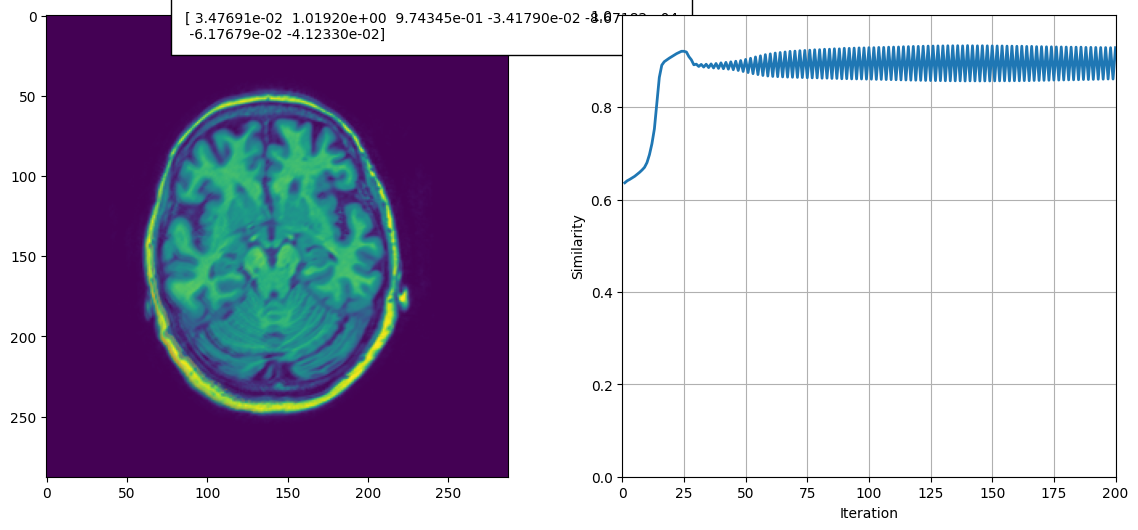
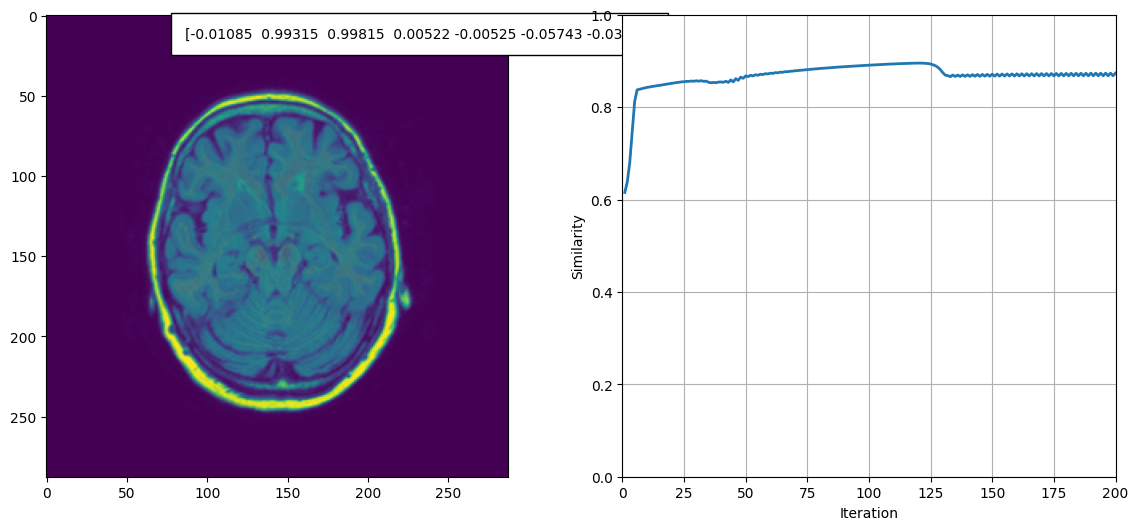
Unified diff of the notebook cell whose output changed from the first chart to the second:
--- before
+++ after
@@ -6,16 +6,27 @@
 from IPython.display import display, clear_output
 
-def intentsity_based_registration_affine():
-    """almost the same as above but now for affine instead of rigid"""
+def intentsity_based_registration():
+    """function used to determine the affine registration,
+    by changing some functions with affine_cor and affine_mi it was possible to 
+    test all the variations with the outcomes stated below."""
     I = plt.imread('../data/image_data/3_1_t1.tif')
-    Im = plt.imread('../data/image_data/3_1_t1_d.tif')
+    Im = plt.imread('../data/image_data/3_1_t2.tif')
+    ### For affine normalized cross correlation
+    # t1 with t1_d gives improvement of 29.25% with  learing rate 0.001
+    # t1 with t2 gives improvemtent of 11.62% with learing rate 0.001
+    # for a learing rate of 0.0001 it gives 26.51% but with increasing.
+    # learning rate 0.0005 gives 25.83% with final of 87.37%
+    # the learing rate the improvement declines.
+    ### For affine mutual information
+    # t1 with t2 gives improvement of 12.49% with learing rate of 0.001
+    
 
     # Needs 7 parameters [rot, scaling_x, scaling_y,
     # shearing_x, shearing_y, translation_x, translation_y]
-    # with the NOTE above it gives a x_affine of
-    x_affine = np.array([0., 1., 1.,0.,0.,0.,0.]) 
+
+    x = np.array([0., 1., 1.,0.,0.,0.,0.]) 
     
-    fun= lambda x_affine: reg.affine_corr(I,Im, x_affine, return_transform=False)
-    mu = 0.001 #learing rate, the same as in rigid
+    fun= lambda x: reg.affine_corr(I,Im, x ,return_transform=False)
+    mu = 0.0005 #learing rate, the same as in rigid
     num_iter =200
 
@@ -34,5 +45,5 @@
     # parameters
     txt = ax1.text(0.3, 0.95,
-        np.array2string(x_affine, precision=5, floatmode='fixed'),
+        np.array2string(x, precision=5, floatmode='fixed'),
         bbox={'facecolor': 'white', 'alpha': 1, 'pad': 10},
         transform=ax1.transAxes)
@@ -50,9 +61,9 @@
 
         # gradient ascent
-        g = reg.ngradient(fun, x_affine)
-        x_affine += g*mu
+        g = reg.ngradient(fun, x)
+        x += g*mu
 
         # for visualization of the result
-        S, Im_t, _ = reg.affine_corr(I, Im, x_affine, return_transform=True)
+        S, Im_t, _ = reg.affine_corr(I, Im, x, return_transform=True)
 
         clear_output(wait = True)
@@ -60,5 +71,5 @@
         # update moving image and parameters
         im2.set_data(Im_t)
-        txt.set_text(np.array2string(x_affine, precision=5, floatmode='fixed'))
+        txt.set_text(np.array2string(x, precision=5, floatmode='fixed'))
 
         # update 'learning' curve
@@ -70,5 +81,9 @@
         fig.canvas.draw()
         display(fig)
-    final_similarity = S * 100
+    initial_similarity = similarity[0][0] * 100
+    final_similarity = similarity[-1][0] * 100
+
+    print(f"Initial similarity: {initial_similarity:.2f}%")
     print(f"Final similarity: {final_similarity:.2f}%")
-intentsity_based_registration_affine()
+    print(f"Improvement: {final_similarity - initial_similarity:.2f}%")
+intentsity_based_registration()

Commit: eind final editiue